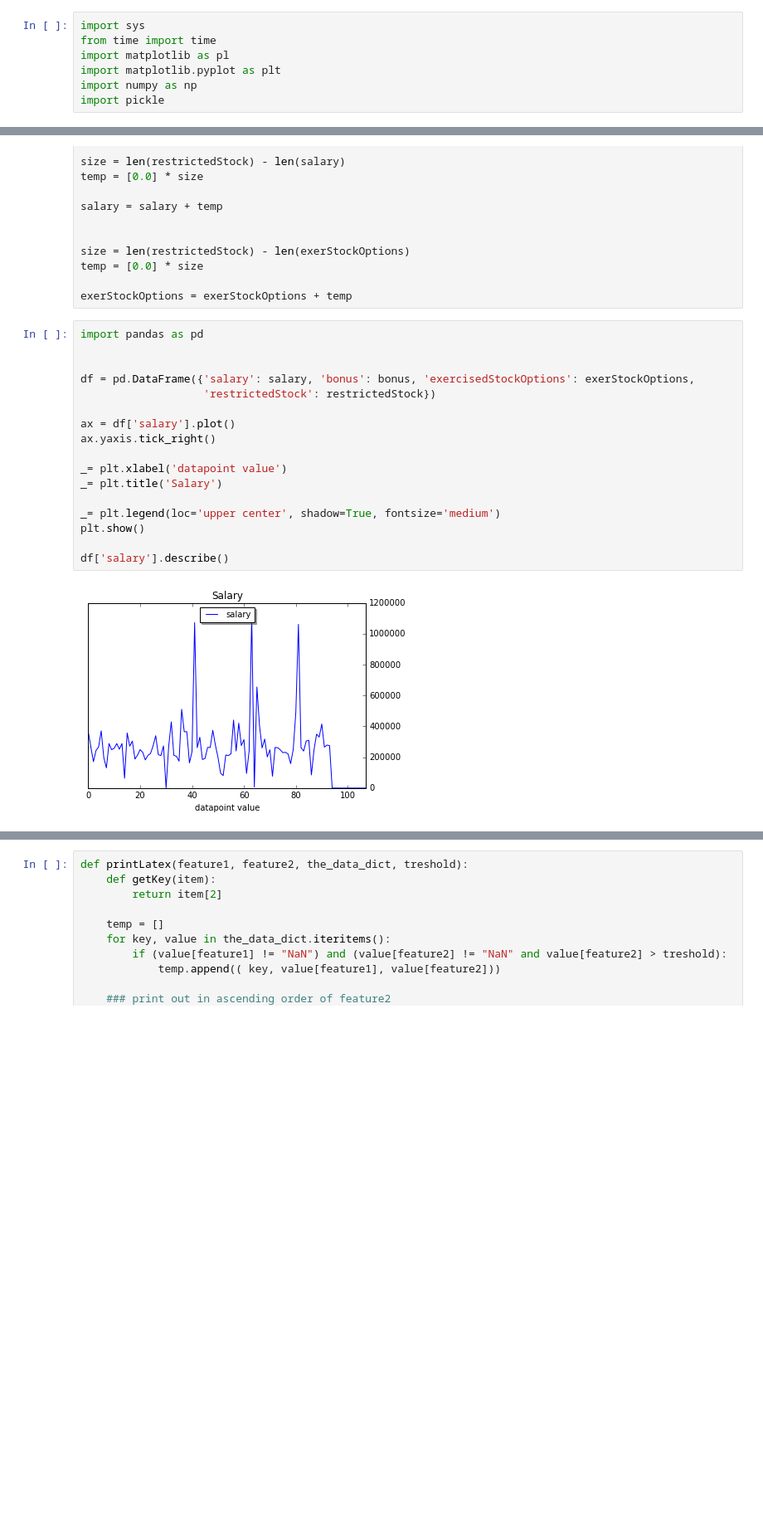
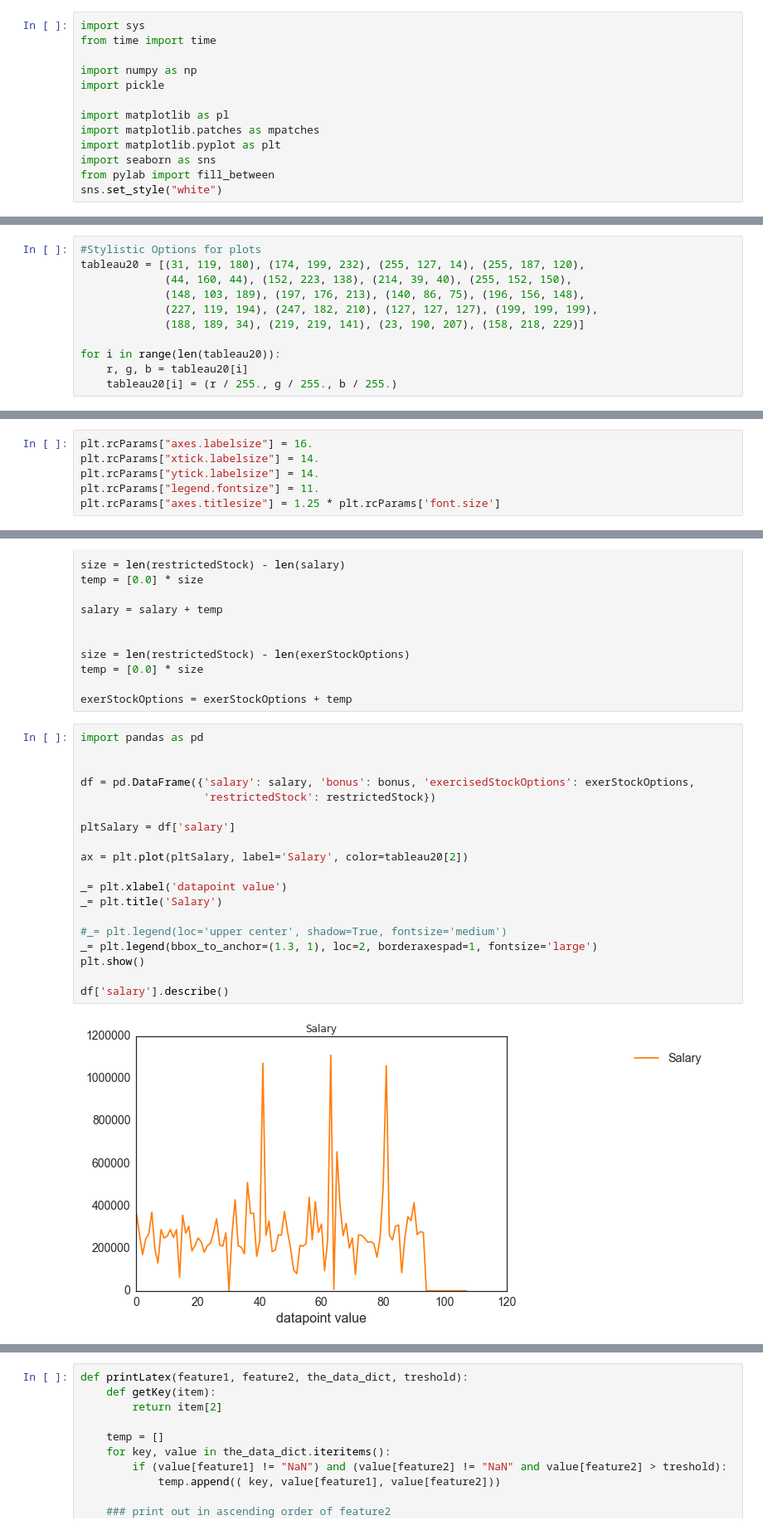
Before and after one commit to omoju/identifyFraudFromEnronEmail, a Jupyter notebook: IdentifyFraudFromEnronEmail.ipynb, the cells around one changed output, grey strips where cells are left out. Shown at 83% size. Saved outputs shown, nothing was run; the diff lists cells and outputs as text; blank space fills up the shorter version.

Commit message:
feat: Seaborn fancy plots

```diff
--- a/IdentifyFraudFromEnronEmail.ipynb
+++ b/IdentifyFraudFromEnronEmail.ipynb
@@ -12,10 +12,16 @@ Populating the interactive namespace from numpy and matplotlib
 # %%
 import sys
 from time import time
-import matplotlib as pl
-import matplotlib.pyplot as plt
+
 import numpy as np
 import pickle
+
+import matplotlib as pl
+import matplotlib.patches as mpatches
+import matplotlib.pyplot as plt
+import seaborn as sns
+from pylab import fill_between
+sns.set_style("white")
 # %%
 dataPath = '/Users/omojumiller/mycode/MachineLearningNanoDegree/IntroToMachineLearning/'
 sys.path.append(dataPath+'tools/')
@@ -44,6 +50,17 @@ You can take a look at this [enron61702insiderpay.pdf](enron61702insiderpay.pdf)
 
 with open(dataPath+'final_project/final_project_dataset.pkl', "r") as data_file:
     data_dict = pickle.load(data_file)
+# %%
+#Stylistic Options for plots
+tableau20 = [(31, 119, 180), (174, 199, 232), (255, 127, 14), (255, 187, 120),
+             (44, 160, 44), (152, 223, 138), (214, 39, 40), (255, 152, 150),
+             (148, 103, 189), (197, 176, 213), (140, 86, 75), (196, 156, 148),
+             (227, 119, 194), (247, 182, 210), (127, 127, 127), (199, 199, 199),
+             (188, 189, 34), (219, 219, 141), (23, 190, 207), (158, 218, 229)]
+
+for i in range(len(tableau20)):
+    r, g, b = tableau20[i]
+    tableau20[i] = (r / 255., g / 255., b / 255.)
 # %% [markdown]
 ## Outlier removal
 If there are outliers, remove outliers
@@ -52,3 +94,9 @@ This is an iteratable process. I need to do this for each combination of feature
+# %%
+plt.rcParams["axes.labelsize"] = 16.
+plt.rcParams["xtick.labelsize"] = 14.
+plt.rcParams["ytick.labelsize"] = 14.
+plt.rcParams["legend.fontsize"] = 11.
+plt.rcParams["axes.titlesize"] = 1.25 * plt.rcParams['font.size']
 # %%
 data = compareTwoFeatures('salary', 'bonus', data_dict, "SALARY versus BONUS")
 print "Clean data for outliers"
@@ -136,22 +199,24 @@ exerStockOptions = exerStockOptions + temp
 # %%
 import pandas as pd
 
 
 df = pd.DataFrame({'salary': salary, 'bonus': bonus, 'exercisedStockOptions': exerStockOptions,
                    'restrictedStock': restrictedStock})
 
-ax = df['salary'].plot()
-ax.yaxis.tick_right()
+pltSalary = df['salary']
+
+ax = plt.plot(pltSalary, label='Salary', color=tableau20[2])
 
 _= plt.xlabel('datapoint value')
 _= plt.title('Salary')
 
-_= plt.legend(loc='upper center', shadow=True, fontsize='medium')
+#_= plt.legend(loc='upper center', shadow=True, fontsize='medium')
+_= plt.legend(bbox_to_anchor=(1.3, 1), loc=2, borderaxespad=1, fontsize='large')
 plt.show()
 
 df['salary'].describe()
 # %% [output]
-[figure, old version]
+[figure, new version]
 count        108.000000
 mean      247261.379630
 std       190947.697178
```
Also changed, not shown: parts of 18 cells of this notebook, 2 other files.
